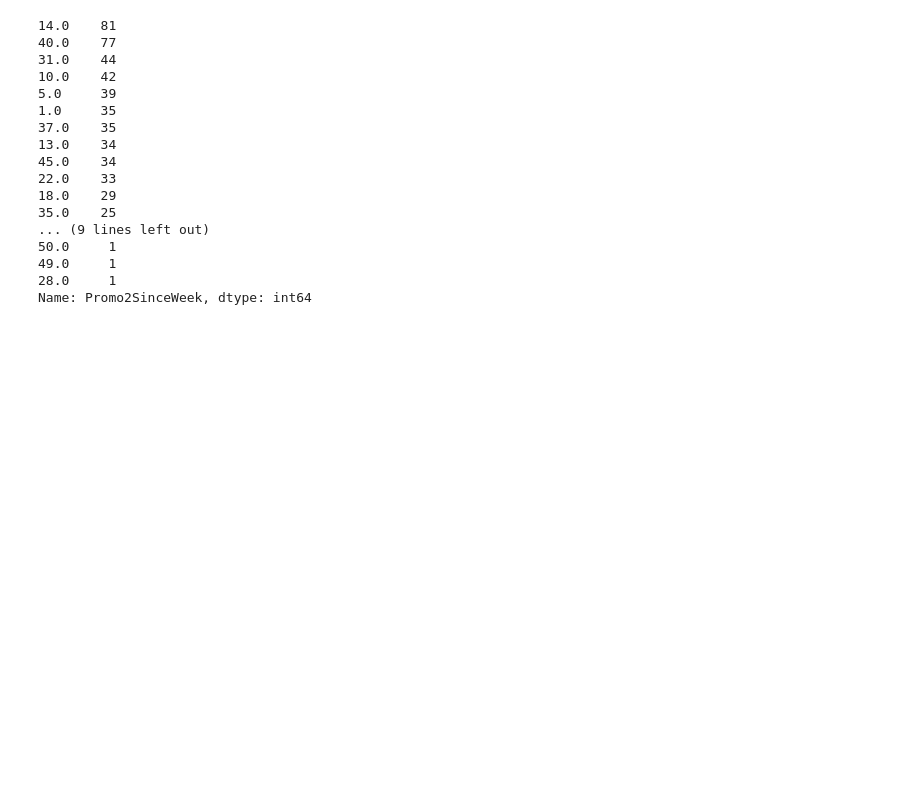
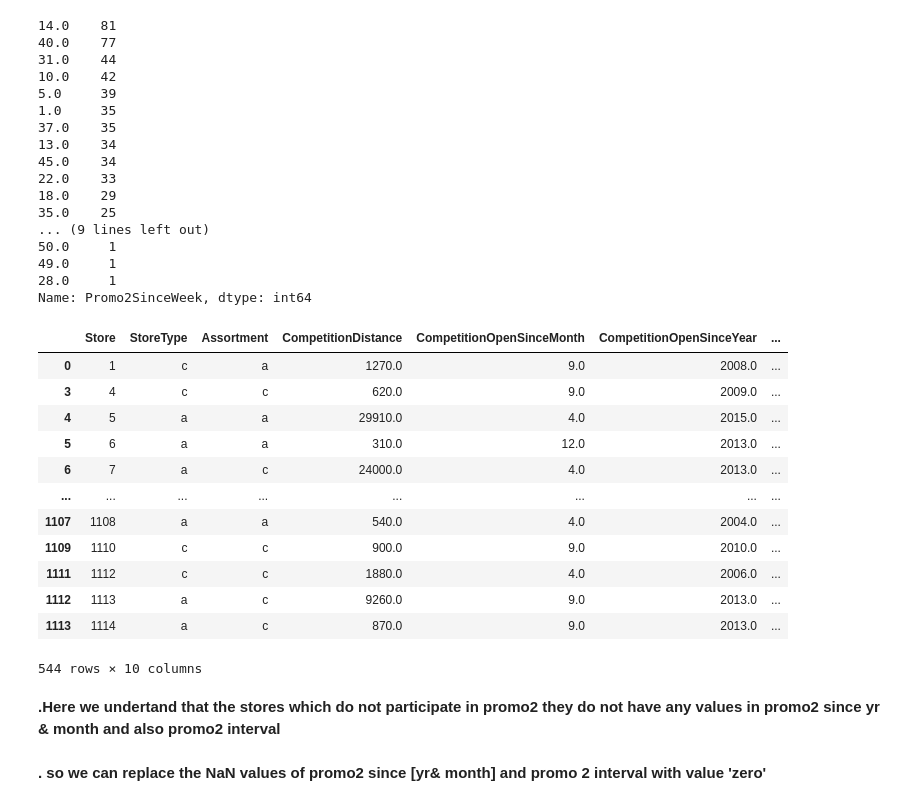
Before and after one commit to amalmon/RETAIL-SALES-PREDICTION, a Jupyter notebook: AMAL_Rossmann_Sales_Prediction_Capstone_Project.ipynb, the cells around one changed output. Drawn from its saved outputs; the diff is of its cells as text; code cells hidden in the pictures; blank space fills up the shorter version.

```diff
--- a/AMAL_Rossmann_Sales_Prediction_Capstone_Project.ipynb
+++ b/AMAL_Rossmann_Sales_Prediction_Capstone_Project.ipynb
@@ -372,3 +385,24 @@ store_df.Promo2SinceWeek.value_counts()
 49.0     1
 28.0     1
 Name: Promo2SinceWeek, dtype: int64
+# %%
+store_df.loc[store_df['Promo2SinceWeek'].isnull()]
+# %% [output]
+|  | Store | StoreType | Assortment | CompetitionDistance | CompetitionOpenSinceMonth | CompetitionOpenSinceYear | ... |
+| 0 | 1 | c | a | 1270.0 | 9.0 | 2008.0 | ... |
+| 3 | 4 | c | c | 620.0 | 9.0 | 2009.0 | ... |
+| 4 | 5 | a | a | 29910.0 | 4.0 | 2015.0 | ... |
+| 5 | 6 | a | a | 310.0 | 12.0 | 2013.0 | ... |
+| 6 | 7 | a | c | 24000.0 | 4.0 | 2013.0 | ... |
+| ... | ... | ... | ... | ... | ... | ... | ... |
+| 1107 | 1108 | a | a | 540.0 | 4.0 | 2004.0 | ... |
+| 1109 | 1110 | c | c | 900.0 | 9.0 | 2010.0 | ... |
+| 1111 | 1112 | c | c | 1880.0 | 4.0 | 2006.0 | ... |
+| 1112 | 1113 | a | c | 9260.0 | 9.0 | 2013.0 | ... |
+| 1113 | 1114 | a | c | 870.0 | 9.0 | 2013.0 | ... |
+544 rows × 10 columns
+# %% [markdown]
+**.Here we undertand that the stores which do not participate in promo2 they do not have
+any values in promo2 since yr & month and also promo2 interval**
+# %% [markdown]
+**. so we can replace the NaN values of promo2 since [yr& month] and promo 2 interval with value 'zero'**
```
Also changed, not shown: parts of 5 cells of this notebook.
